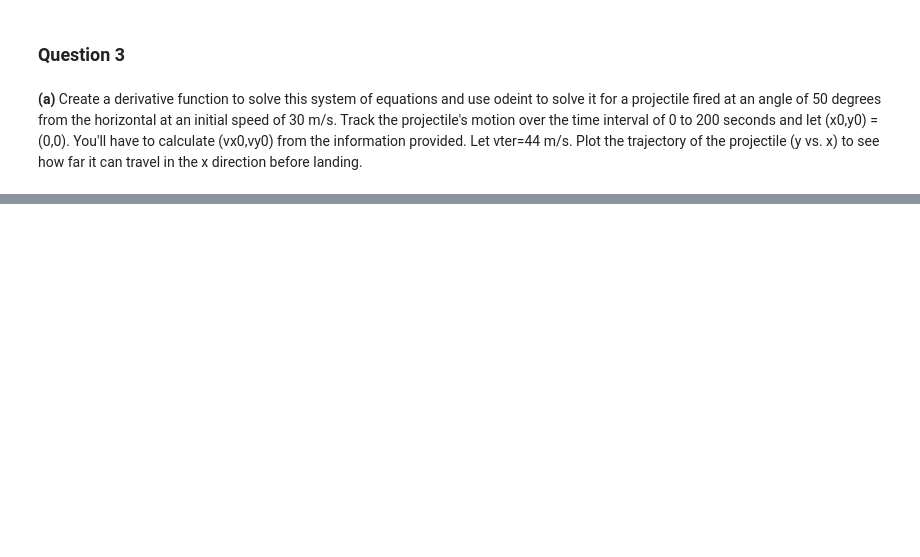
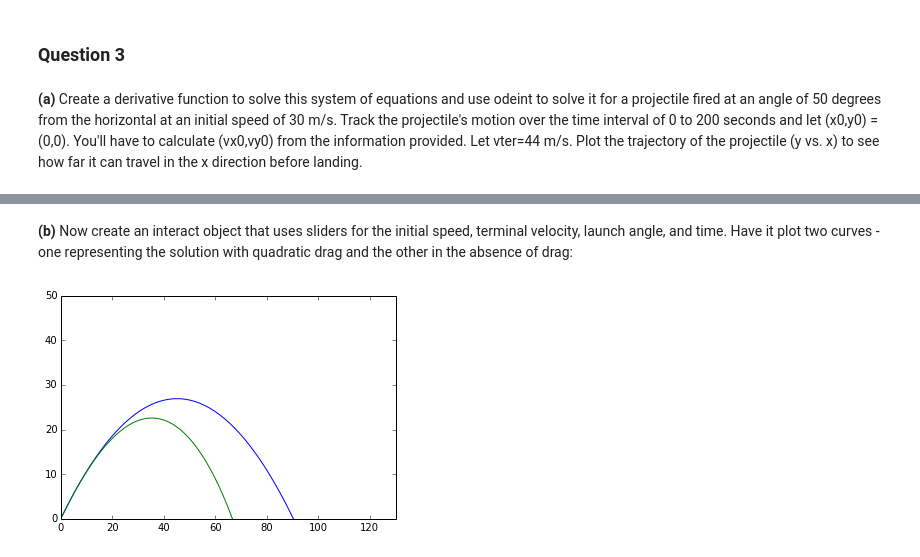
Before and after one commit to kmcombs/PHYS202-S14, a Jupyter notebook: SciPy/ODEExercises.ipynb, the cells around one changed output, grey strips where cells are left out. Saved outputs shown, nothing was run; the diff lists cells and outputs as text; code cells hidden in the pictures; blank space fills up the shorter version.

```diff
--- a/SciPy/ODEExercises.ipynb
+++ b/SciPy/ODEExercises.ipynb
@@ -274,0 +277,19 @@ plt.plot(velocity[:,2], velocity[:,3])
+# %% [markdown]
+**(b)** Now create an interact object that uses sliders for the initial speed, terminal velocity, launch angle, and time. Have it plot two curves - one representing the solution with quadratic drag and the other in the absence of drag:
+# %%
+from IPython.html.widgets import interact, interactive
+
+x0 = 0; y0 = 0
+
+xt = lambda t: x0 + Vx0*t
+yt = lambda t: y0 + Vy0*t - 0.5*g*t**2
+
+def plot():
+    plt.plot(xt(t), yt(t))
+    plt.plot(velocity[:,2], velocity[:,3])
+    plt.ylim(0,50)
+    plt.xlim(0, 130)
+    plt.show()
+v1 = interact(plot, )
+# %% [output]
+[figure, added]
```
Also changed, not shown: parts of 6 cells of this notebook, 1 other file.
